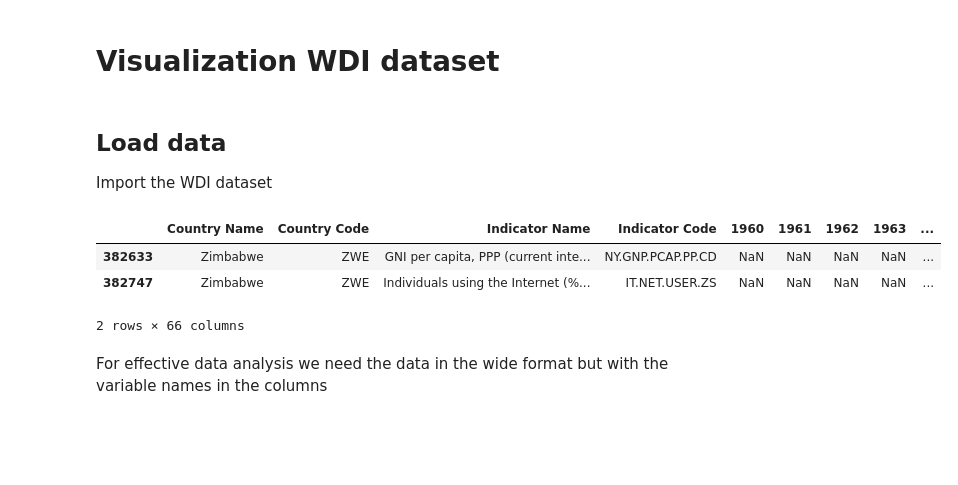
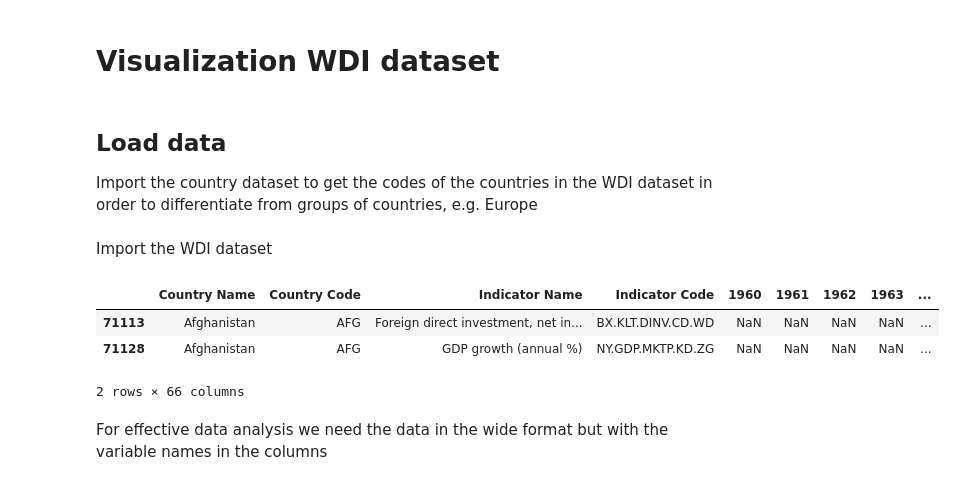
Before and after one commit to anetey-abbey/infoviz, a Jupyter notebook: _sources/docs/notebook.ipynb, the cells around one changed output. Cells and saved outputs as stored; diff of their text form; code cells hidden in the pictures; blank space fills up the shorter version.

```diff
--- a/_sources/docs/notebook.ipynb
+++ b/_sources/docs/notebook.ipynb
@@ -7,27 +7,37 @@ import plotly.express as px
 import plotly.graph_objects as go
 import seaborn as sns
 import matplotlib.pyplot as plt
+# %% [markdown]
+## Load data
+
+Import the country dataset to get the codes of the countries in the WDI dataset in order to differentiate from groups of countries, e.g. Europe
+# %%
+df_countrydata = pd.read_csv('WDICountry.csv', sep=',')
+
+# filter to keep only actual countries in dataset
+df_countrydata = df_countrydata[df_countrydata['Income Group'].notna()]
+country_codes = df_countrydata['Country Code'].unique()
 # %% [markdown]
-## Load data
-
 Import the WDI dataset
 # %%
 df = pd.read_csv('WDIData.csv', sep=',')
 df = df.drop('Unnamed: 66', axis=1)
 
+# filter to keep only actual countries in dataset
+df = df[df['Country Code'].isin(country_codes)]
+
+# filter to keep only relevant variables in dataset
 selected_indicators = ['GDP growth (annual %)',
                        'Individuals using the Internet (% of population)',
                        'Foreign direct investment, net inflows (BoP, current US$)',
                        'GNI per capita, PPP (current international $)']
-
 df = df[df['Indicator Name'].isin(selected_indicators)]
 
 df.head(2)
-df.tail(2)
 # %% [output]
 |  | Country Name | Country Code | Indicator Name | Indicator Code | 1960 | 1961 | 1962 | 1963 | ... |
-| 382633 | Zimbabwe | ZWE | GNI per capita, PPP (current inte... | NY.GNP.PCAP.PP.CD | NaN | NaN | NaN | NaN | ... |
-| 382747 | Zimbabwe | ZWE | Individuals using the Internet (%... | IT.NET.USER.ZS | NaN | NaN | NaN | NaN | ... |
+| 71113 | Afghanistan | AFG | Foreign direct investment, net in... | BX.KLT.DINV.CD.WD | NaN | NaN | NaN | NaN | ... |
+| 71128 | Afghanistan | AFG | GDP growth (annual %) | NY.GDP.MKTP.KD.ZG | NaN | NaN | NaN | NaN | ... |
 2 rows × 66 columns
 # %% [markdown]
 For effective data analysis we need the data in the wide format but with the variable names in the columns
```
Also changed, not shown: parts of 3 cells of this notebook, 4 other files.
